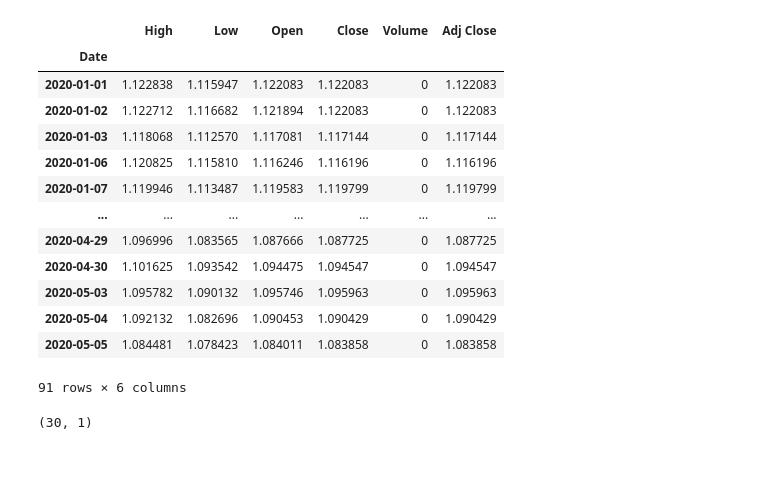
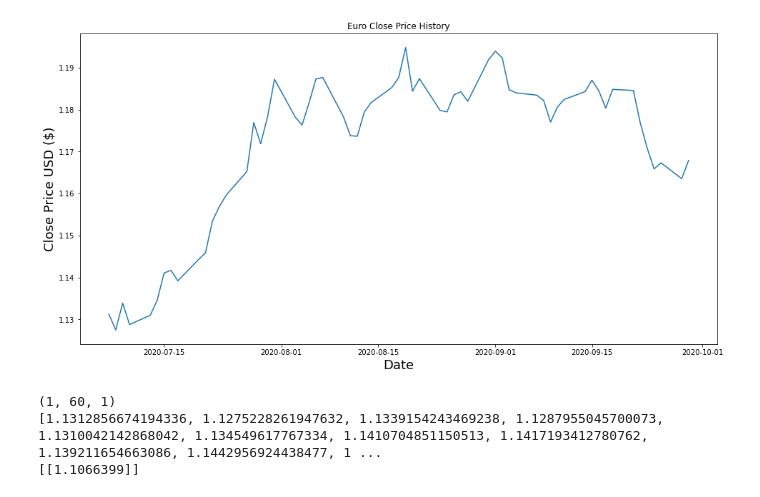
Before and after one commit to jakubsadel/FOREXRecommendationSystem, a Jupyter notebook: forexAlgorithm/checkModel.ipynb, the cells around one changed output. Drawn from its saved outputs; the diff is of its cells as text; code cells hidden in the pictures; blank space fills up the shorter version.

```diff
--- a/forexAlgorithm/checkModel.ipynb
+++ b/forexAlgorithm/checkModel.ipynb
@@ -7,0 +9,6 @@ import yfinance as yf
+# %%
+date_today = (datetime.today() - timedelta(days=100)).strftime('%Y-%m-%d')
+#date_today = '2020-05-05'
+# %%
+date_previous = (datetime.today() - timedelta(days=184)).strftime('%Y-%m-%d')
+#date_previous = '2020-01-01'
@@ -8,5 +21,6 @@ import yfinance as yf
 # %%
-new = yf.download(tickers ='EURUSD=X',start ='2020-01-01',end ='2020-05-05',interval= '5d' )
-new
+new = yf.download(tickers ='EURUSD=X',start =date_previous,end =date_today,interval= '1d' )
+print(new)
+print(new.shape)
 # %% [output]
 [*********************100%***********************]  1 of 1 completed
@@ -31,22 +43,3 @@ new
-# %%
-new = web.DataReader('EURUSD=X', data_source='yahoo', start='2020-01-01', end='2020-05-05')
-
-new
-# %% [output]
-|  | High | Low | Open | Close | Volume | Adj Close |
-| Date |  |  |  |  |  |  |
-| 2020-01-01 | 1.122838 | 1.115947 | 1.122083 | 1.122083 | 0 | 1.122083 |
-| 2020-01-02 | 1.122712 | 1.116682 | 1.121894 | 1.122083 | 0 | 1.122083 |
-| 2020-01-03 | 1.118068 | 1.112570 | 1.117081 | 1.117144 | 0 | 1.117144 |
-| 2020-01-06 | 1.120825 | 1.115810 | 1.116246 | 1.116196 | 0 | 1.116196 |
-| 2020-01-07 | 1.119946 | 1.113487 | 1.119583 | 1.119799 | 0 | 1.119799 |
-| ... | ... | ... | ... | ... | ... | ... |
-| 2020-04-29 | 1.096996 | 1.083565 | 1.087666 | 1.087725 | 0 | 1.087725 |
-| 2020-04-30 | 1.101625 | 1.093542 | 1.094475 | 1.094547 | 0 | 1.094547 |
-| 2020-05-03 | 1.095782 | 1.090132 | 1.095746 | 1.095963 | 0 | 1.095963 |
-| 2020-05-04 | 1.092132 | 1.082696 | 1.090453 | 1.090429 | 0 | 1.090429 |
-| 2020-05-05 | 1.084481 | 1.078423 | 1.084011 | 1.083858 | 0 | 1.083858 |
-91 rows × 6 columns
 # %%
 from sklearn.preprocessing import MinMaxScaler
 scaler = MinMaxScaler(feature_range = (0, 1))
@@ -56,3 +46,15 @@ new_dataset = new.values
+# %%
+new = new.filter(['Close'])
+new_dataset = new.values
+
+plt.figure(figsize=(16,8))
+plt.title('Euro Close Price History')
+plt.plot(new['Close'])
+plt.xlabel('Date',fontsize=18)
+plt.ylabel('Close Price USD ($)',fontsize=18)
+plt.show()
+# %% [output]
+[figure, added]
 # %%
 from tensorflow import keras
 model = keras.models.load_model('lstm_model.h5')
@@ -61,10 +63,18 @@ test = []
 for i in range(60,len(new_dataset)):
   test.append(new_dataset[i-60:i,0])
 
+temp_input=list(test)
+temp_input=temp_input[0].tolist()
+
 test = np.array(test)
 test = np.reshape(test, (test.shape[0],test.shape[1],1))
-new_predictions = model.predict(test)
+print(test.shape)
+print(temp_input)
+
+
+pred = model.predict(test, verbose=0)
+print(pred)
+# %% [output]
+(1, 60, 1)
+[1.1312856674194336, 1.1275228261947632, 1.1339154243469238, 1.1287955045700073, 1.1310042142868042, 1.134549617767334, 1.1410704851150513, 1.1417193412780762, 1.139211654663086, 1.1442956924438477, 1 ...
+[[1.1066399]]
-# %%
-new_predictions.shape
-# %% [output]
-(30, 1)
```
Also changed, not shown: parts of 7 cells of this notebook, 12 other files.
